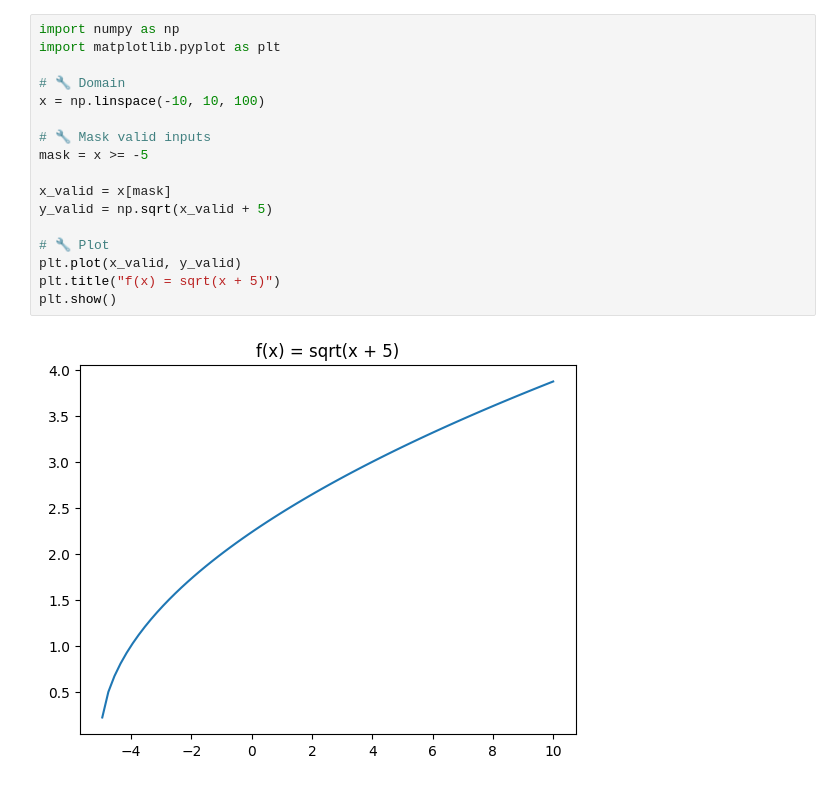
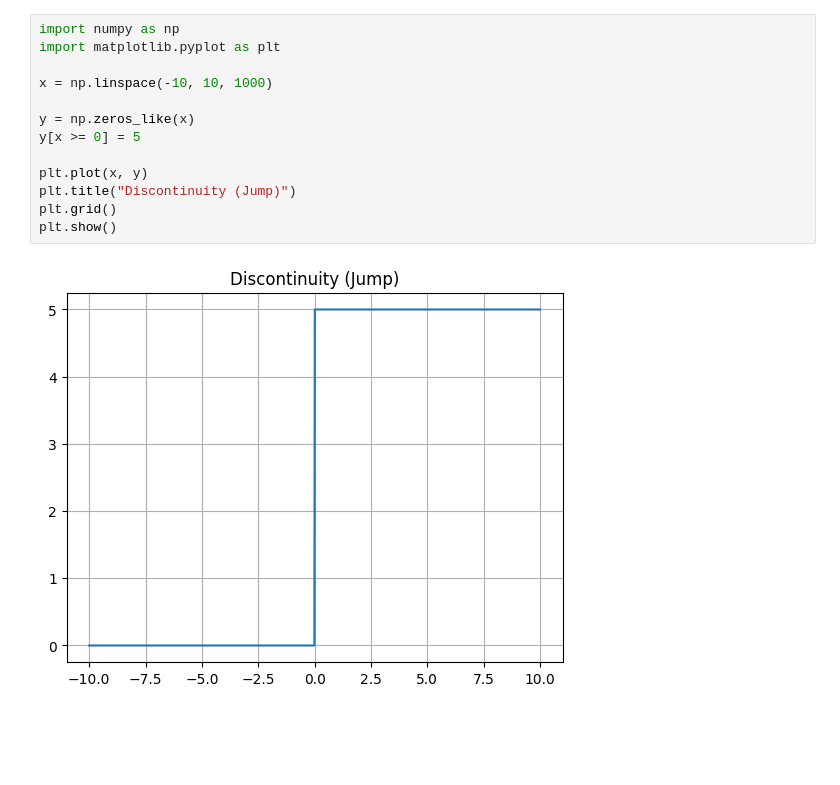
Before and after one commit to Akshat04-am/mathematical-programming, a Jupyter notebook: a.ipynb, the cells around one changed output. Cells and saved outputs as stored; diff of their text form; blank space fills up the shorter version.

```diff
--- a/a.ipynb
+++ b/a.ipynb
@@ -28,19 +73,15 @@ plt.plot(lst,y_numpy2)
 # %%
 import numpy as np
 import matplotlib.pyplot as plt
 
-# 🔧 Domain
-x = np.linspace(-10, 10, 100)
+x = np.linspace(-10, 10, 1000)
 
-# 🔧 Mask valid inputs
-mask = x >= -5
+y = np.zeros_like(x)
+y[x >= 0] = 5
 
-x_valid = x[mask]
-y_valid = np.sqrt(x_valid + 5)
-
-# 🔧 Plot
-plt.plot(x_valid, y_valid)
-plt.title("f(x) = sqrt(x + 5)")
+plt.plot(x, y)
+plt.title("Discontinuity (Jump)")
+plt.grid()
 plt.show()
 # %% [output]
-[figure, old version]
+[figure, new version]
```
Also changed, not shown: parts of 6 cells of this notebook, 4 other files.
